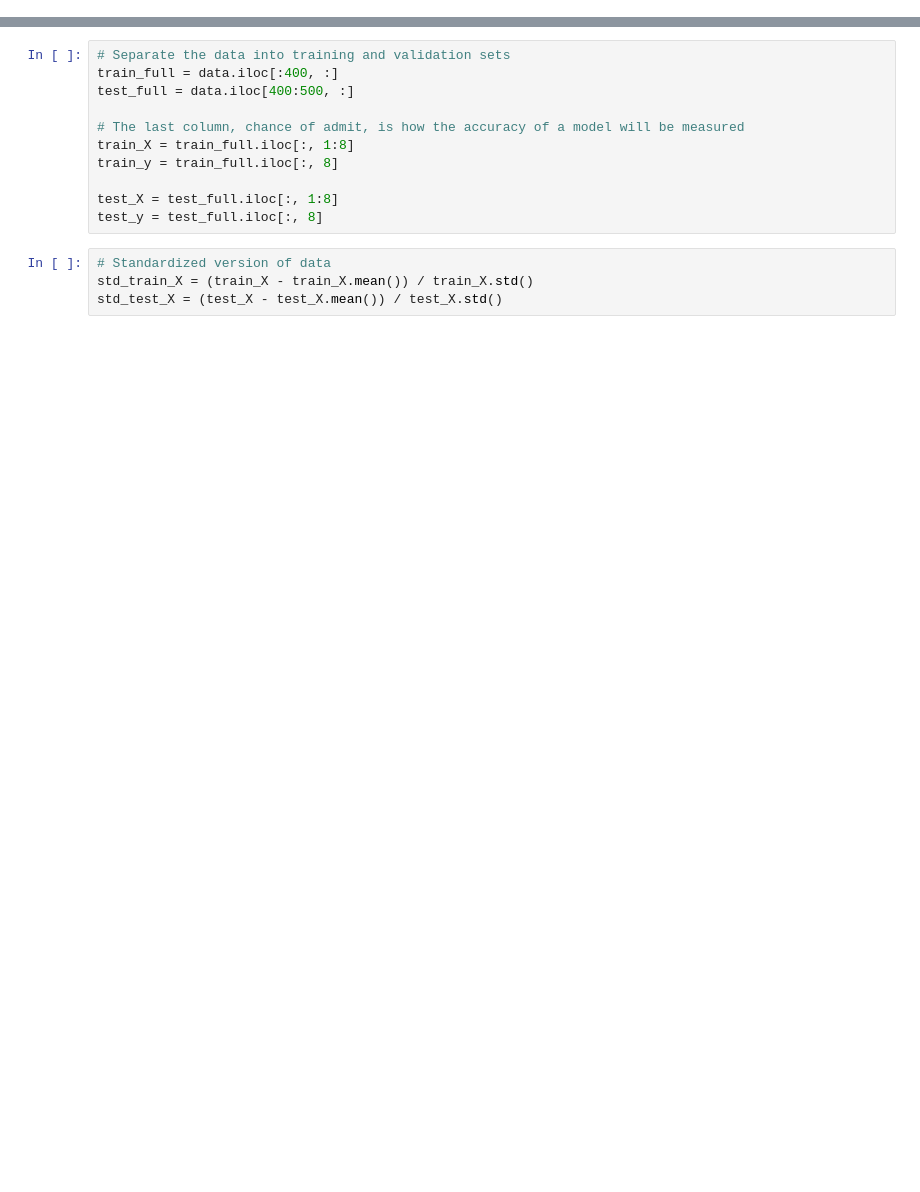
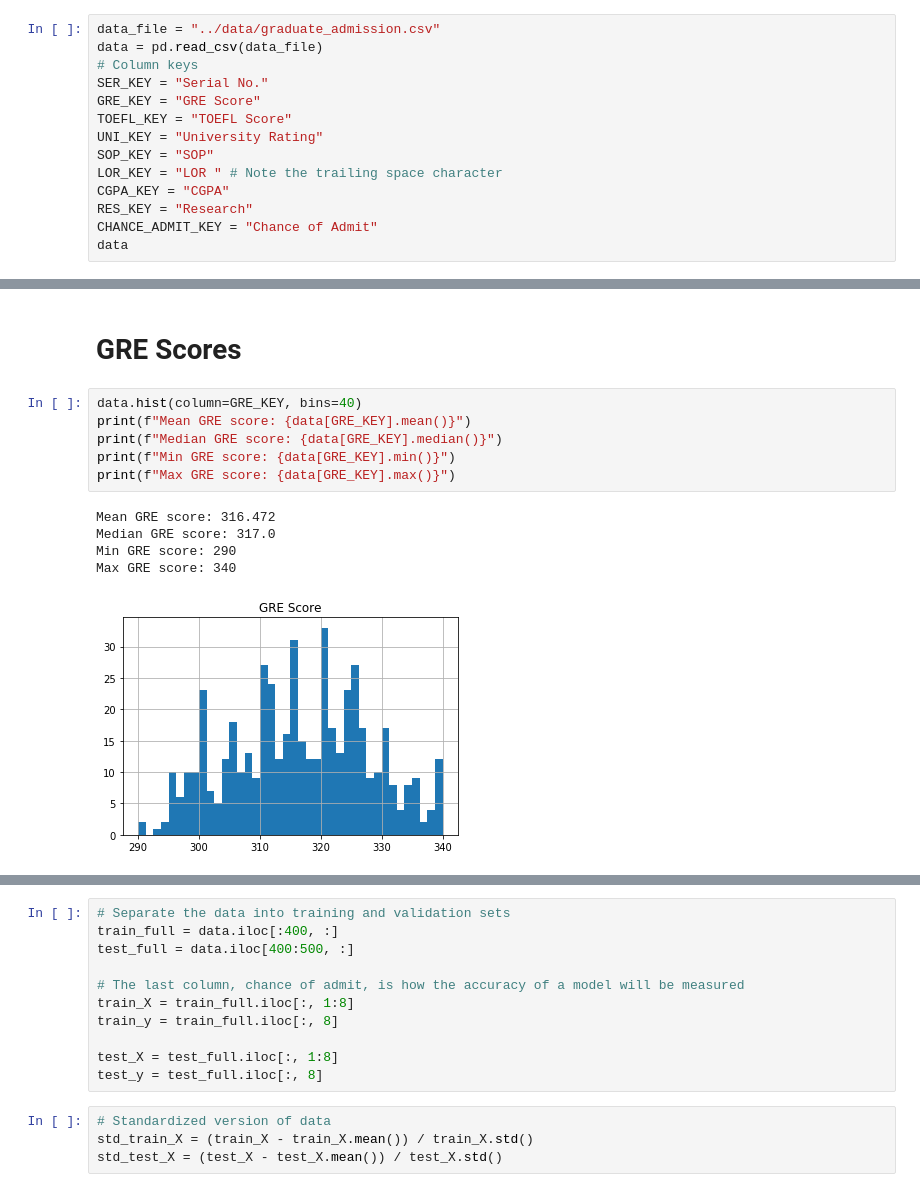
Before and after one commit to and-le/acharya-ga, a Jupyter notebook: code/graduate_admission.ipynb, the cells around one changed output, grey strips where cells are left out. Drawn from its saved outputs; the diff is of its cells as text; blank space fills up the shorter version.

```diff
--- a/code/graduate_admission.ipynb
+++ b/code/graduate_admission.ipynb
@@ -32,0 +19,14 @@ Serial No. will not be used as a feature.
+# %%
+data_file = "../data/graduate_admission.csv"
+data = pd.read_csv(data_file)
+# Column keys
+SER_KEY = "Serial No."
+GRE_KEY = "GRE Score"
+TOEFL_KEY = "TOEFL Score"
+UNI_KEY = "University Rating"
+SOP_KEY = "SOP"
+LOR_KEY = "LOR " # Note the trailing space character
+CGPA_KEY = "CGPA"
+RES_KEY = "Research"
+CHANCE_ADMIT_KEY = "Chance of Admit"
+data
@@ -32,0 +47,14 @@ Serial No. will not be used as a feature.
+# %% [markdown]
+# GRE Scores
+# %%
+data.hist(column=GRE_KEY, bins=40)
+print(f"Mean GRE score: {data[GRE_KEY].mean()}")
+print(f"Median GRE score: {data[GRE_KEY].median()}")
+print(f"Min GRE score: {data[GRE_KEY].min()}")
+print(f"Max GRE score: {data[GRE_KEY].max()}")
+# %% [output]
+Mean GRE score: 316.472
+Median GRE score: 317.0
+Min GRE score: 290
+Max GRE score: 340
+[figure, added]
```
Also changed, not shown: parts of 30 cells of this notebook.
